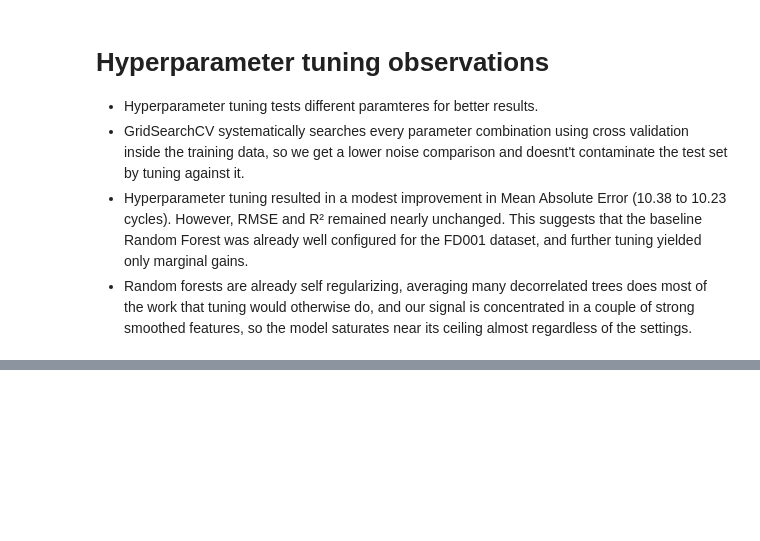
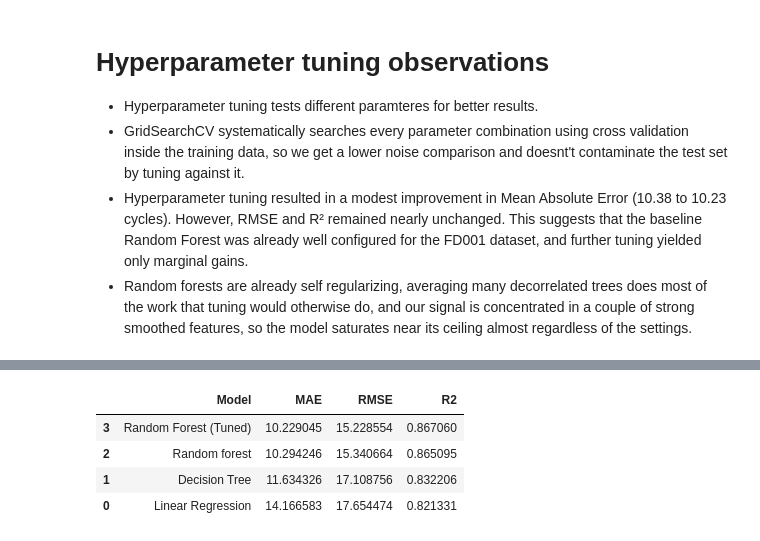
Before and after one commit to morgan-swe/Nasa-Rocket-Engine-Predictive-Maintenance, a Jupyter notebook: notebooks/06_model_training.ipynb, the cells around one changed output, grey strips where cells are left out. Drawn from its saved outputs; the diff is of its cells as text; code cells hidden in the pictures; blank space fills up the shorter version.

```diff
--- a/notebooks/06_model_training.ipynb
+++ b/notebooks/06_model_training.ipynb
@@ -668,0 +675,13 @@ plt.show()
+# %%
+results_df = results_df.sort_values(
+    by="RMSE",
+    ascending=True
+)
+
+results_df
+# %% [output]
+|  | Model | MAE | RMSE | R2 |
+| 3 | Random Forest (Tuned) | 10.229045 | 15.228554 | 0.867060 |
+| 2 | Random forest | 10.294246 | 15.340664 | 0.865095 |
+| 1 | Decision Tree | 11.634326 | 17.108756 | 0.832206 |
+| 0 | Linear Regression | 14.166583 | 17.654474 | 0.821331 |
```
Also changed, not shown: parts of 6 cells of this notebook.
